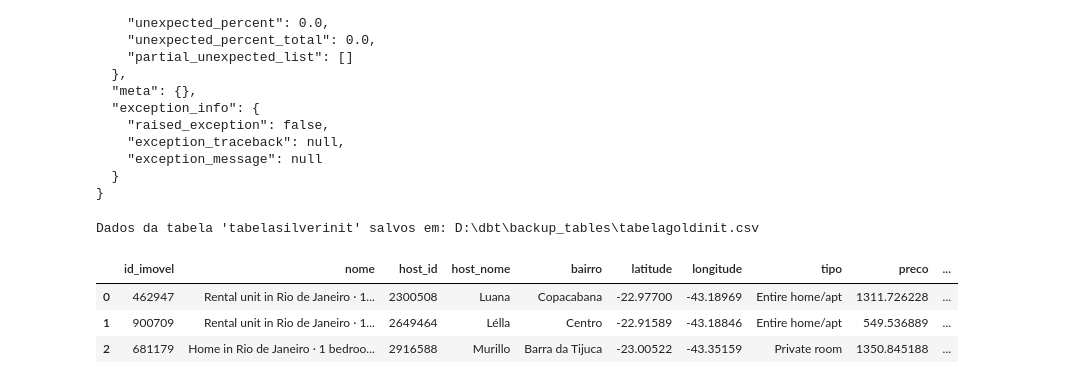
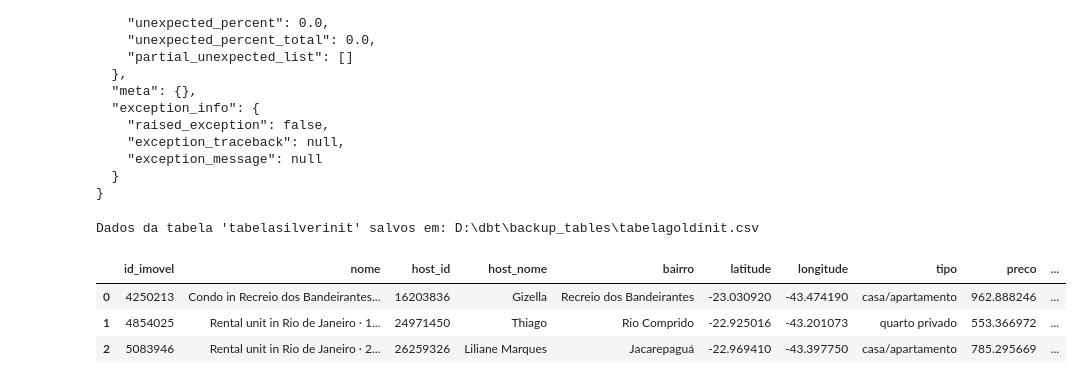
Before and after one commit to nero-init/airbnb, a Jupyter notebook: main.ipynb, the cells around one changed output. Drawn from its saved outputs; the diff is of its cells as text; code cells hidden in the pictures.

```diff
--- a/main.ipynb
+++ b/main.ipynb
@@ -246,12 +246,12 @@ print("Dados da tabela 'tabelasilverinit' salvos em:", csv_file_path)
 # %% [output]
 Dados da tabela 'tabelasilverinit' salvos em: D:\dbt\backup_tables\tabelagoldinit.csv
 # %%
-tabelasilverEND = pd.read_sql_table(table_name="tabelagoldinit", con=engine)
-tabelasilverEND = ge.from_pandas(tabelasilverEND)
-tabelasilverEND.head(3)
+tabelagoldinit = pd.read_sql_table(table_name="tabelagoldinit", con=engine)
+tabelagoldinit = ge.from_pandas(tabelagoldinit)
+tabelagoldinit.head(3)
 #print
 # %% [output]
 |  | id_imovel | nome | host_id | host_nome | bairro | latitude | longitude | tipo | preco | ... |
-| 0 | 462947 | Rental unit in Rio de Janeiro · 1... | 2300508 | Luana | Copacabana | -22.97700 | -43.18969 | Entire home/apt | 1311.726228 | ... |
-| 1 | 900709 | Rental unit in Rio de Janeiro · 1... | 2649464 | Lélla | Centro | -22.91589 | -43.18846 | Entire home/apt | 549.536889 | ... |
-| 2 | 681179 | Home in Rio de Janeiro · 1 bedroo... | 2916588 | Murillo | Barra da Tijuca | -23.00522 | -43.35159 | Private room | 1350.845188 | ... |
+| 0 | 4250213 | Condo in Recreio dos Bandeirantes... | 16203836 | Gizella | Recreio dos Bandeirantes | -23.030920 | -43.474190 | casa/apartamento | 962.888246 | ... |
+| 1 | 4854025 | Rental unit in Rio de Janeiro · 1... | 24971450 | Thiago | Rio Comprido | -22.925016 | -43.201073 | quarto privado | 553.366972 | ... |
+| 2 | 5083946 | Rental unit in Rio de Janeiro · 2... | 26259326 | Liliane Marques | Jacarepaguá | -22.969410 | -43.397750 | casa/apartamento | 785.295669 | ... |
```
Also changed, not shown: parts of 1 cell of this notebook, 1 other file.
